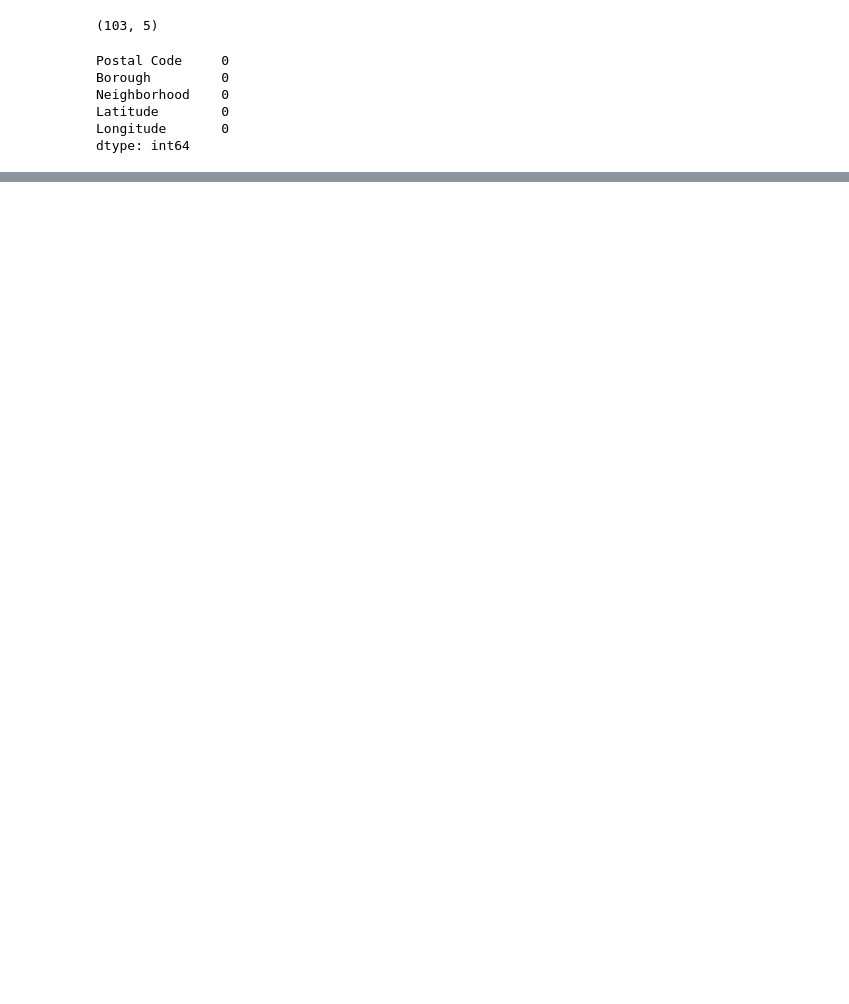
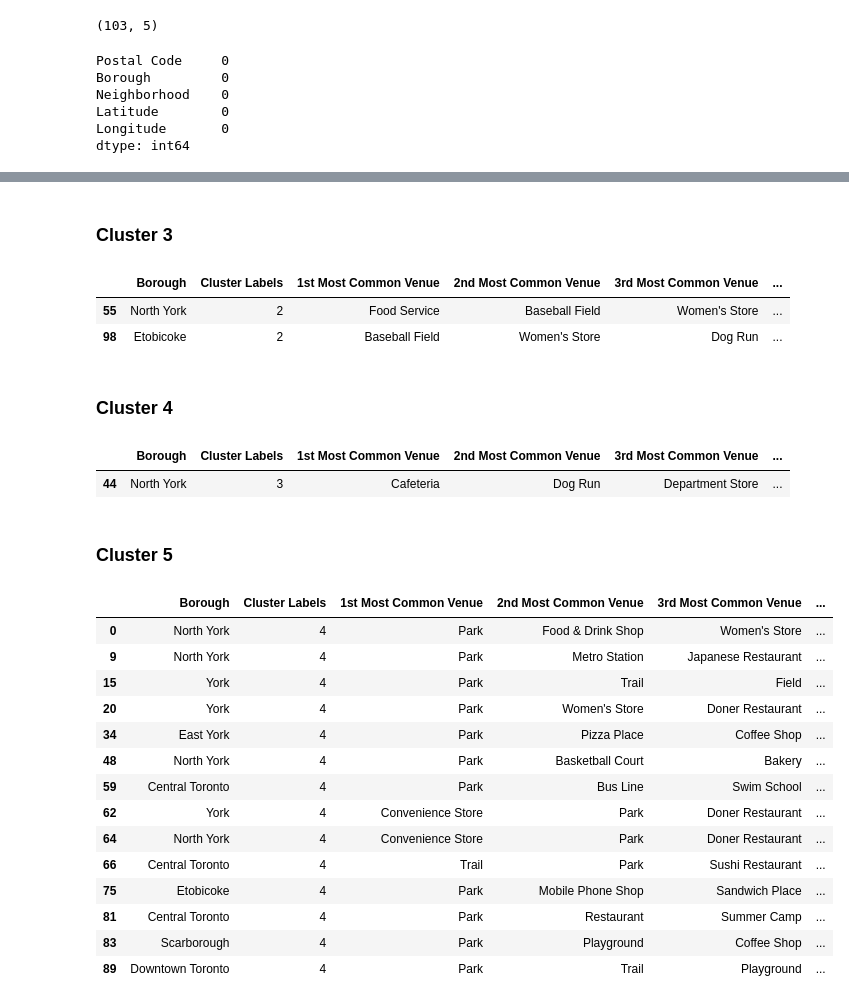
Before and after one commit to anca-hub/github-coursera, a Jupyter notebook: Capstone project.ipynb, the cells around one changed output, grey strips where cells are left out. Cells and saved outputs as stored; diff of their text form; code cells hidden in the pictures; blank space fills up the shorter version.

```diff
--- a/Capstone project.ipynb
+++ b/Capstone project.ipynb
@@ -108,0 +592,35 @@ dtype: int64
+# %% [markdown]
+### Cluster 3
+# %%
+toronto_merged.loc[toronto_merged['Cluster Labels'] == 2, toronto_merged.columns[[1] + list(range(5, toronto_merged.shape[1]))]]
+# %% [output]
+|  | Borough | Cluster Labels | 1st Most Common Venue | 2nd Most Common Venue | 3rd Most Common Venue | ... |
+| 55 | North York | 2 | Food Service | Baseball Field | Women's Store | ... |
+| 98 | Etobicoke | 2 | Baseball Field | Women's Store | Dog Run | ... |
+# %% [markdown]
+### Cluster 4
+# %%
+toronto_merged.loc[toronto_merged['Cluster Labels'] == 3, toronto_merged.columns[[1] + list(range(5, toronto_merged.shape[1]))]]
+# %% [output]
+|  | Borough | Cluster Labels | 1st Most Common Venue | 2nd Most Common Venue | 3rd Most Common Venue | ... |
+| 44 | North York | 3 | Cafeteria | Dog Run | Department Store | ... |
+# %% [markdown]
+### Cluster 5
+# %%
+toronto_merged.loc[toronto_merged['Cluster Labels'] == 4, toronto_merged.columns[[1] + list(range(5, toronto_merged.shape[1]))]]
+# %% [output]
+|  | Borough | Cluster Labels | 1st Most Common Venue | 2nd Most Common Venue | 3rd Most Common Venue | ... |
+| 0 | North York | 4 | Park | Food & Drink Shop | Women's Store | ... |
+| 9 | North York | 4 | Park | Metro Station | Japanese Restaurant | ... |
+| 15 | York | 4 | Park | Trail | Field | ... |
+| 20 | York | 4 | Park | Women's Store | Doner Restaurant | ... |
+| 34 | East York | 4 | Park | Pizza Place | Coffee Shop | ... |
+| 48 | North York | 4 | Park | Basketball Court | Bakery | ... |
+| 59 | Central Toronto | 4 | Park | Bus Line | Swim School | ... |
+| 62 | York | 4 | Convenience Store | Park | Doner Restaurant | ... |
+| 64 | North York | 4 | Convenience Store | Park | Doner Restaurant | ... |
+| 66 | Central Toronto | 4 | Trail | Park | Sushi Restaurant | ... |
+| 75 | Etobicoke | 4 | Park | Mobile Phone Shop | Sandwich Place | ... |
+| 81 | Central Toronto | 4 | Park | Restaurant | Summer Camp | ... |
+| 83 | Scarborough | 4 | Park | Playground | Coffee Shop | ... |
+| 89 | Downtown Toronto | 4 | Park | Trail | Playground | ... |
```
Also changed, not shown: parts of 45 cells of this notebook.
